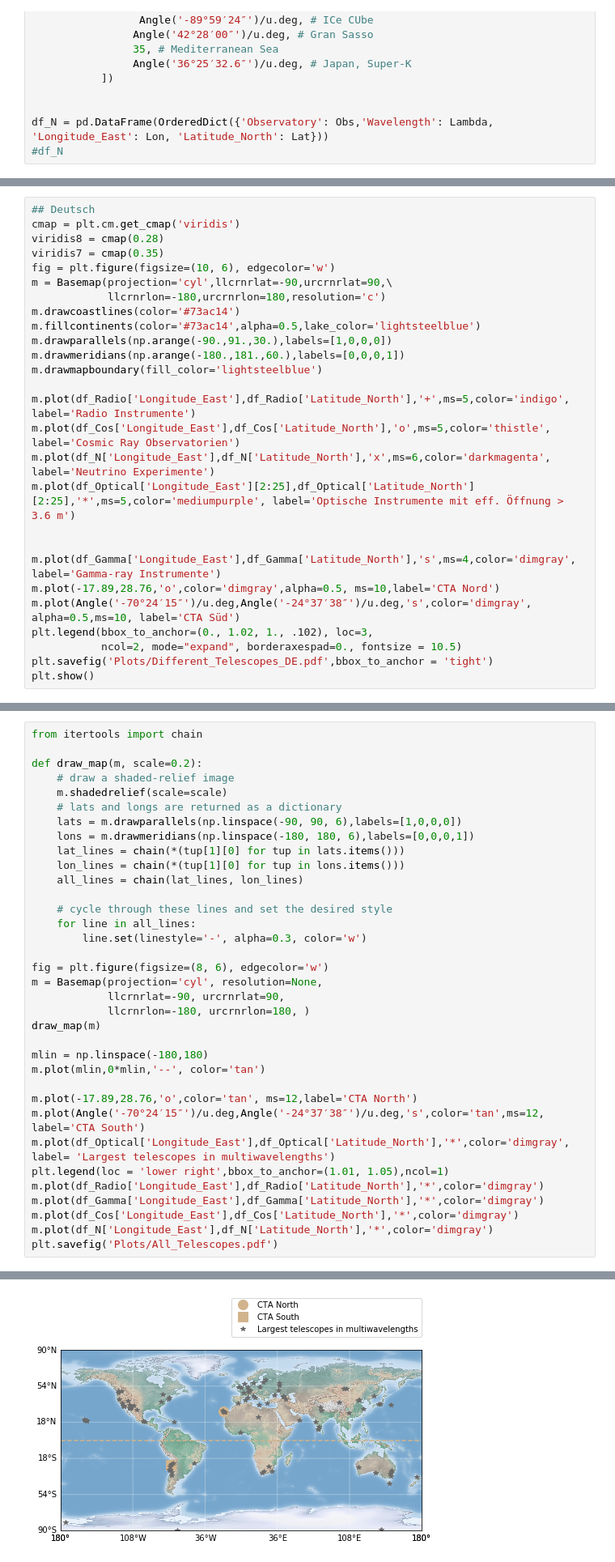
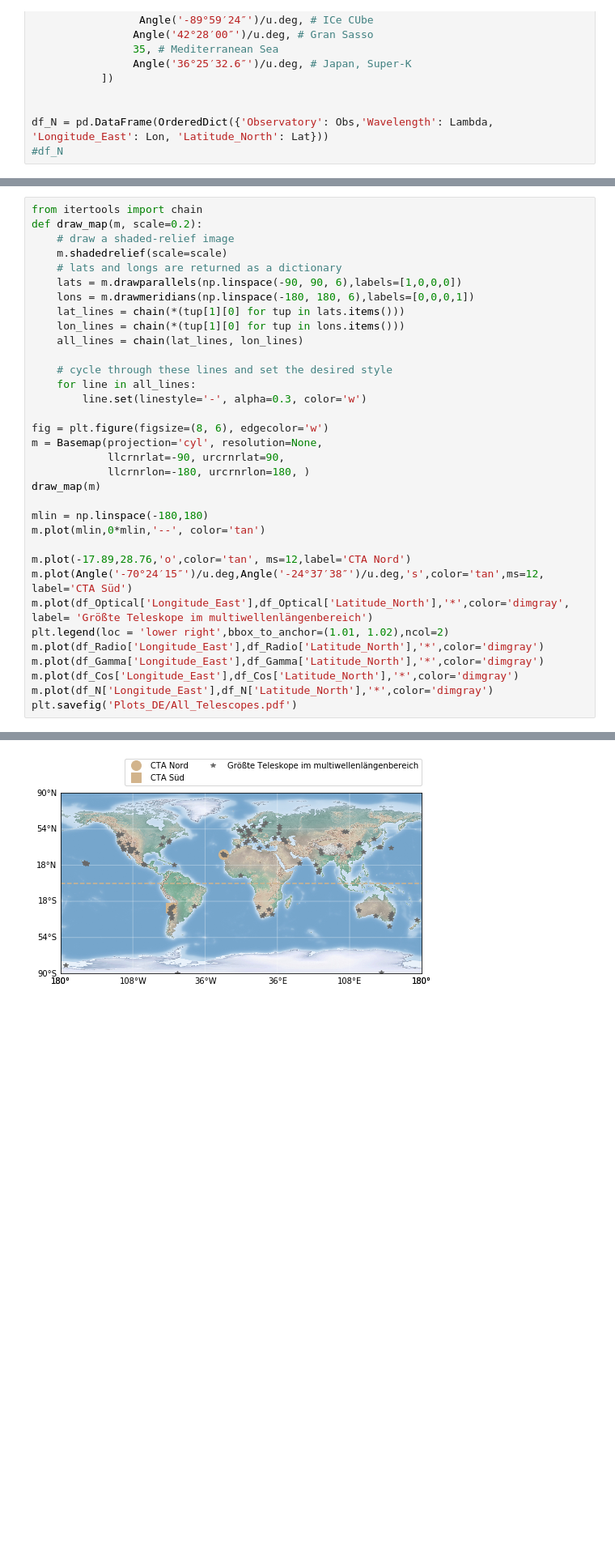
Before and after one commit to JanaMo/Project_Master, a Jupyter notebook: Telescope_Positions.ipynb, the cells around one changed output, grey strips where cells are left out. Shown at 81% size. Cells and saved outputs as stored; diff of their text form; blank space fills up the shorter version.

```diff
--- a/Telescope_Positions.ipynb
+++ b/Telescope_Positions.ipynb
@@ -487,27 +488,0 @@ plt.show()
-# %%
-## Deutsch
-cmap = plt.cm.get_cmap('viridis')
-viridis8 = cmap(0.28)
-viridis7 = cmap(0.35)
-fig = plt.figure(figsize=(10, 6), edgecolor='w')
-m = Basemap(projection='cyl',llcrnrlat=-90,urcrnrlat=90,\
-            llcrnrlon=-180,urcrnrlon=180,resolution='c')
-m.drawcoastlines(color='#73ac14')
-m.fillcontinents(color='#73ac14',alpha=0.5,lake_color='lightsteelblue')
-m.drawparallels(np.arange(-90.,91.,30.),labels=[1,0,0,0])
-m.drawmeridians(np.arange(-180.,181.,60.),labels=[0,0,0,1])
-m.drawmapboundary(fill_color='lightsteelblue')
-
-m.plot(df_Radio['Longitude_East'],df_Radio['Latitude_North'],'+',ms=5,color='indigo', label='Radio Instrumente')
-m.plot(df_Cos['Longitude_East'],df_Cos['Latitude_North'],'o',ms=5,color='thistle', label='Cosmic Ray Observatorien')
-m.plot(df_N['Longitude_East'],df_N['Latitude_North'],'x',ms=6,color='darkmagenta', label='Neutrino Experimente')
-m.plot(df_Optical['Longitude_East'][2:25],df_Optical['Latitude_North'][2:25],'*',ms=5,color='mediumpurple', label='Optische Instrumente mit eff. Öffnung > 3.6 m')
-
-
-m.plot(df_Gamma['Longitude_East'],df_Gamma['Latitude_North'],'s',ms=4,color='dimgray', label='Gamma-ray Instrumente')
-m.plot(-17.89,28.76,'o',color='dimgray',alpha=0.5, ms=10,label='CTA Nord')
-m.plot(Angle('-70°24′15″')/u.deg,Angle('-24°37′38″')/u.deg,'s',color='dimgray', alpha=0.5,ms=10, label='CTA Süd')
-plt.legend(bbox_to_anchor=(0., 1.02, 1., .102), loc=3,
-           ncol=2, mode="expand", borderaxespad=0., fontsize = 10.5)
-plt.savefig('Plots/Different_Telescopes_DE.pdf',bbox_to_anchor = 'tight')
-plt.show()
@@ -518,41 +489,40 @@ plt.show()
 # %%
 from itertools import chain
-
 def draw_map(m, scale=0.2):
     # draw a shaded-relief image
     m.shadedrelief(scale=scale)
     # lats and longs are returned as a dictionary
     lats = m.drawparallels(np.linspace(-90, 90, 6),labels=[1,0,0,0])
     lons = m.drawmeridians(np.linspace(-180, 180, 6),labels=[0,0,0,1])
     lat_lines = chain(*(tup[1][0] for tup in lats.items()))
     lon_lines = chain(*(tup[1][0] for tup in lons.items()))
     all_lines = chain(lat_lines, lon_lines)
 
     # cycle through these lines and set the desired style
     for line in all_lines:
         line.set(linestyle='-', alpha=0.3, color='w')
 
 fig = plt.figure(figsize=(8, 6), edgecolor='w')
 m = Basemap(projection='cyl', resolution=None,
             llcrnrlat=-90, urcrnrlat=90,
             llcrnrlon=-180, urcrnrlon=180, )
 draw_map(m)
 
 mlin = np.linspace(-180,180)
 m.plot(mlin,0*mlin,'--', color='tan')
 
-m.plot(-17.89,28.76,'o',color='tan', ms=12,label='CTA North')
-m.plot(Angle('-70°24′15″')/u.deg,Angle('-24°37′38″')/u.deg,'s',color='tan',ms=12, label='CTA South')
-m.plot(df_Optical['Longitude_East'],df_Optical['Latitude_North'],'*',color='dimgray', label= 'Largest telescopes in multiwavelengths')
-plt.legend(loc = 'lower right',bbox_to_anchor=(1.01, 1.05),ncol=1)
+m.plot(-17.89,28.76,'o',color='tan', ms=12,label='CTA Nord')
+m.plot(Angle('-70°24′15″')/u.deg,Angle('-24°37′38″')/u.deg,'s',color='tan',ms=12, label='CTA Süd')
+m.plot(df_Optical['Longitude_East'],df_Optical['Latitude_North'],'*',color='dimgray', label= 'Größte Teleskope im multiwellenlängenbereich')
+plt.legend(loc = 'lower right',bbox_to_anchor=(1.01, 1.02),ncol=2)
 m.plot(df_Radio['Longitude_East'],df_Radio['Latitude_North'],'*',color='dimgray')
 m.plot(df_Gamma['Longitude_East'],df_Gamma['Latitude_North'],'*',color='dimgray')
 m.plot(df_Cos['Longitude_East'],df_Cos['Latitude_North'],'*',color='dimgray')
 m.plot(df_N['Longitude_East'],df_N['Latitude_North'],'*',color='dimgray')
-plt.savefig('Plots/All_Telescopes.pdf')
+plt.savefig('Plots_DE/All_Telescopes.pdf')
 # %% [output]
     for more details.
   ax.hold(b)
     for more details.
   ax.hold(b)
-[figure, old version]
+[figure, new version]
```
Also changed, not shown: parts of 3 cells of this notebook, 24 other files.
